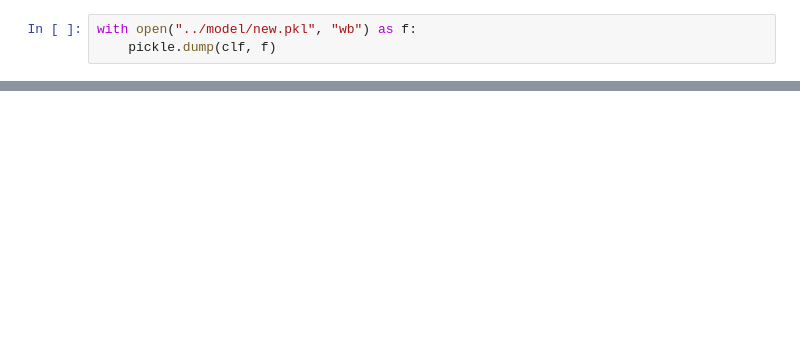
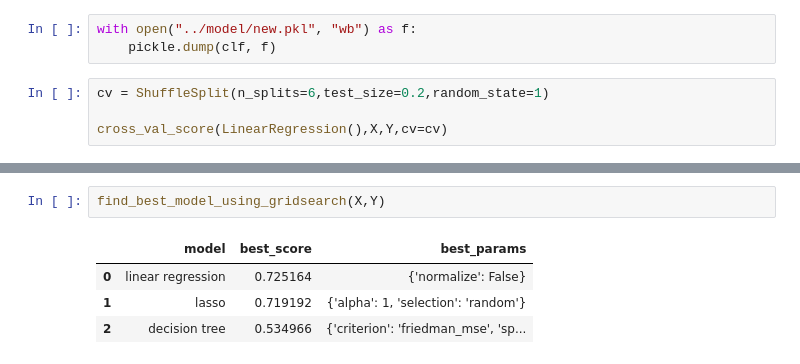
Before and after one commit to Ammon21/School-Data-Science-Project, a Jupyter notebook: notebooks/machine_learning.ipynb, the cells around one changed output, grey strips where cells are left out. Saved outputs shown, nothing was run; the diff lists cells and outputs as text; blank space fills up the shorter version.

Commit message:
evaluation and choosing the best model

```diff
--- a/notebooks/machine_learning.ipynb
+++ b/notebooks/machine_learning.ipynb
@@ -406,3 +413,7 @@ array([89.05381462])
 # %%
 with open("../model/new.pkl", "wb") as f:
     pickle.dump(clf, f)
+# %%
+cv = ShuffleSplit(n_splits=6,test_size=0.2,random_state=1)
+
+cross_val_score(LinearRegression(),X,Y,cv=cv)
@@ -408,0 +480,7 @@ with open("../model/new.pkl", "wb") as f:
+# %%
+find_best_model_using_gridsearch(X,Y)
+# %% [output]
+|  | model | best_score | best_params |
+| 0 | linear regression | 0.725164 | {'normalize': False} |
+| 1 | lasso | 0.719192 | {'alpha': 1, 'selection': 'random'} |
+| 2 | decision tree | 0.534966 | {'criterion': 'friedman_mse', 'sp... |
```
Also changed, not shown: parts of 8 cells of this notebook.
